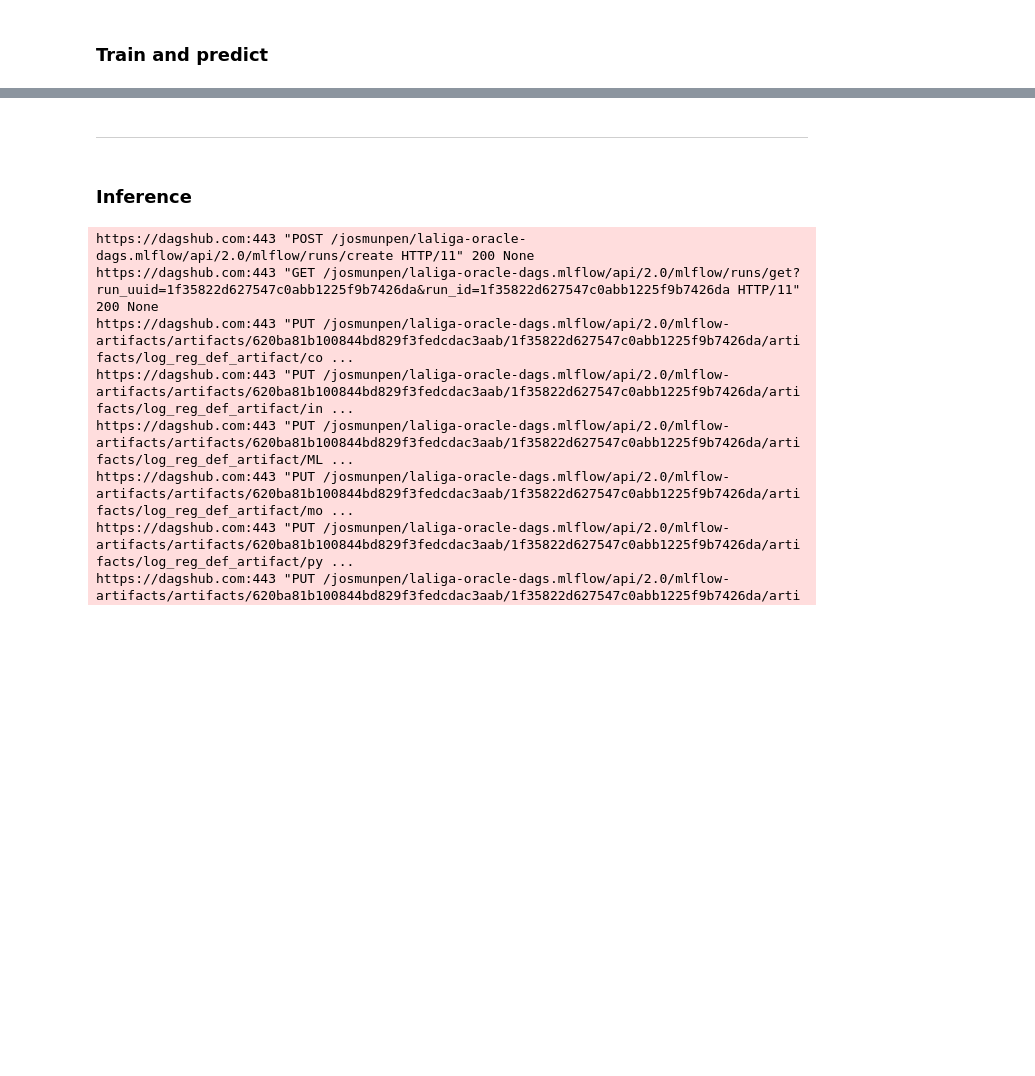
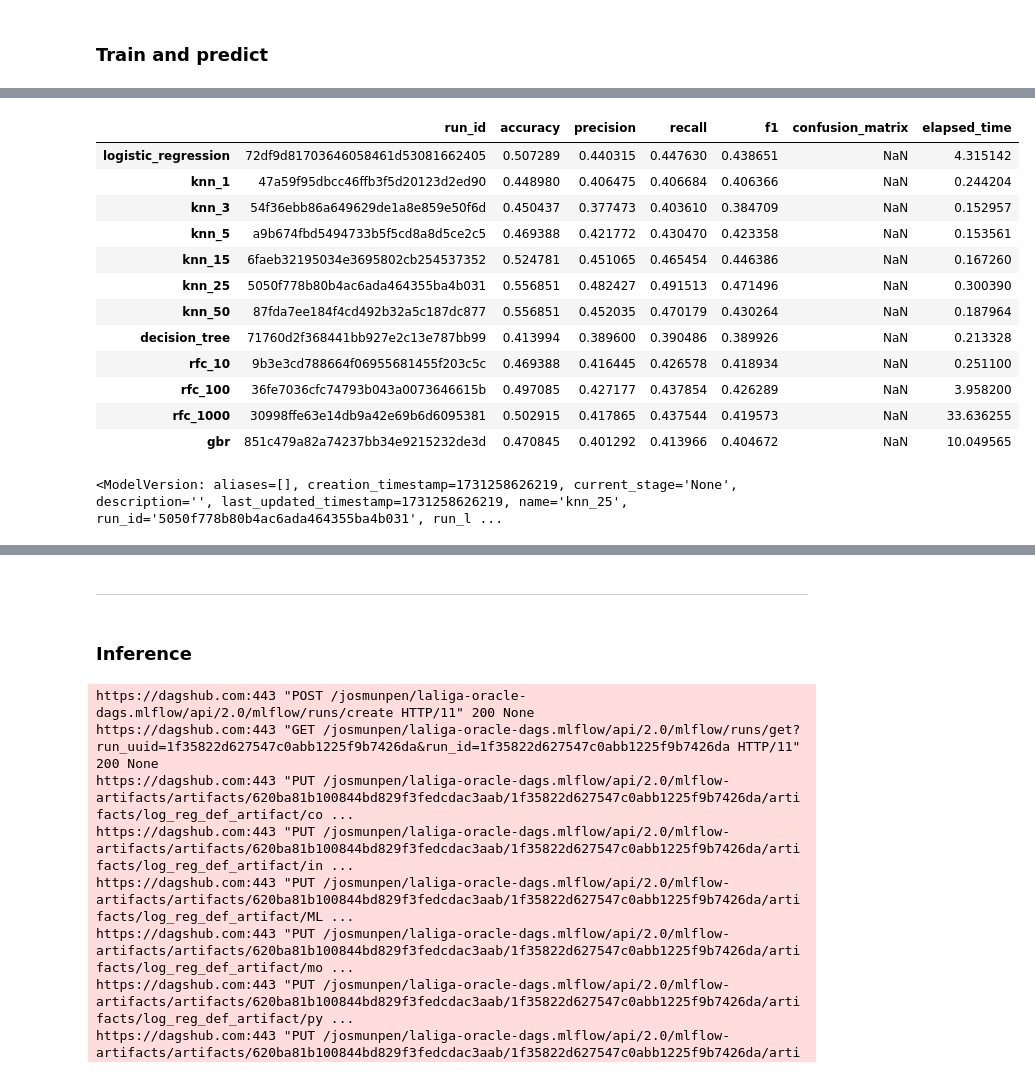
Before and after one commit to josmunpen/my-league-oracle, a Jupyter notebook: notebooks/train.ipynb, the cells around one changed output, grey strips where cells are left out. Drawn from its saved outputs; the diff is of its cells as text; code cells hidden in the pictures; blank space fills up the shorter version.

```diff
--- a/notebooks/train.ipynb
+++ b/notebooks/train.ipynb
@@ -166,0 +270,7 @@ with open("ohe_encoder.sav", "wb") as f:
+# %%
+mlflow_client.set_model_version_tag(
+    name="ohe_encoder",
+    version=ohe_info.version,
+    key="date_version",
+    value=date_version
+)
@@ -228,3 +373,0 @@ Repository josmunpen/laliga-oracle-dags initialized!
-# %%
-# Create a new MLflow Experiment
-mlflow.set_experiment("LaLiga Oracle v2")
@@ -347,21 +527,32 @@ Using fontManager instance from C:\Users\josem\.matplotlib\fontlist-v390.json
+# %%
+
+runs = pd.DataFrame(columns=["run_id", "accuracy", "precision", "recall", "f1", "confusion_matrix", "elapsed_time"])
 # %%
-for classifier, name in classifiers:
+for name, classifier in classifiers.items():
     print(f"Training {name}")
-    model_metrics = evaluate_classifier(classifier, X, y)
-    cm = metrics.ConfusionMatrixDisplay(
-        confusion_matrix=model_metrics["confusion_matrix"]
-    ).plot()
-    track_model(
-        classifier,
+    trained_model, model_metrics = evaluate_classifier(classifier, X, y)
+
+    # cm = metrics.ConfusionMatrixDisplay(
+    #     confusion_matrix=model_metrics["confusion_matrix"]
+    # ).plot()
+    run_id = track_run(
+        trained_model,
         name,
-        log_model=False,
+        log_model=True,
         model_metrics=model_metrics,
+        mlflow_client=mlflow_client,
         params={
             "dataset_size": num_samples,
             "scaled": scaled,
             "history_feature": history_feature,
         },
-        figures={"confusion_matrix": cm.figure_},
+        tags = {
+            "date_version": datetime.datetime.now().strftime("%Y-%m-%d")
+        }
+        # figures={"confusion_matrix": cm.figure_},
     )
+    row_dict = model_metrics.copy()
+    row_dict["run_id"] = run_id
+    runs.loc[name] = row_dict
 # %% [output]
 Training logistic_regression
@@ -431,0 +667,16 @@ locator: <matplotlib.ticker.AutoLocator object at 0x...>
+# %%
+runs
+# %% [output]
+|  | run_id | accuracy | precision | recall | f1 | confusion_matrix | elapsed_time |
+| logistic_regression | 72df9d81703646058461d53081662405 | 0.507289 | 0.440315 | 0.447630 | 0.438651 | NaN | 4.315142 |
+| knn_1 | 47a59f95dbcc46ffb3f5d20123d2ed90 | 0.448980 | 0.406475 | 0.406684 | 0.406366 | NaN | 0.244204 |
+| knn_3 | 54f36ebb86a649629de1a8e859e50f6d | 0.450437 | 0.377473 | 0.403610 | 0.384709 | NaN | 0.152957 |
+| knn_5 | a9b674fbd5494733b5f5cd8a8d5ce2c5 | 0.469388 | 0.421772 | 0.430470 | 0.423358 | NaN | 0.153561 |
+| knn_15 | 6faeb32195034e3695802cb254537352 | 0.524781 | 0.451065 | 0.465454 | 0.446386 | NaN | 0.167260 |
+| knn_25 | 5050f778b80b4ac6ada464355ba4b031 | 0.556851 | 0.482427 | 0.491513 | 0.471496 | NaN | 0.300390 |
+| knn_50 | 87fda7ee184f4cd492b32a5c187dc877 | 0.556851 | 0.452035 | 0.470179 | 0.430264 | NaN | 0.187964 |
+| decision_tree | 71760d2f368441bb927e2c13e787bb99 | 0.413994 | 0.389600 | 0.390486 | 0.389926 | NaN | 0.213328 |
+| rfc_10 | 9b3e3cd788664f06955681455f203c5c | 0.469388 | 0.416445 | 0.426578 | 0.418934 | NaN | 0.251100 |
+| rfc_100 | 36fe7036cfc74793b043a0073646615b | 0.497085 | 0.427177 | 0.437854 | 0.426289 | NaN | 3.958200 |
+| rfc_1000 | 30998ffe63e14db9a42e69b6d6095381 | 0.502915 | 0.417865 | 0.437544 | 0.419573 | NaN | 33.636255 |
+| gbr | 851c479a82a74237bb34e9215232de3d | 0.470845 | 0.401292 | 0.413966 | 0.404672 | NaN | 10.049565 |
@@ -431,0 +689,4 @@ locator: <matplotlib.ticker.AutoLocator object at 0x...>
+# %%
+best_model
+# %% [output]
+<ModelVersion: aliases=[], creation_timestamp=1731258626219, current_stage='None', description='', last_updated_timestamp=1731258626219, name='knn_25', run_id='5050f778b80b4ac6ada464355ba4b031', run_l ...
```
Also changed, not shown: parts of 94 cells of this notebook, 25 other files.
